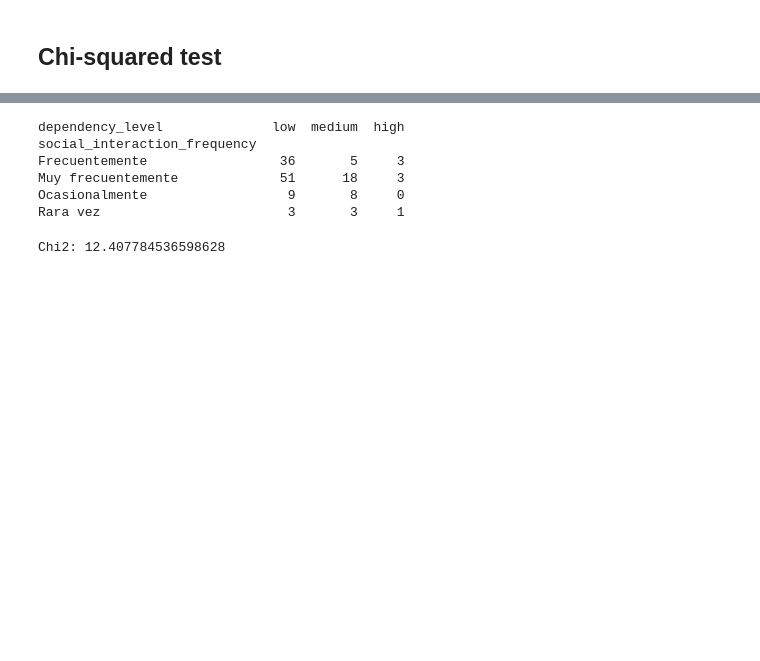
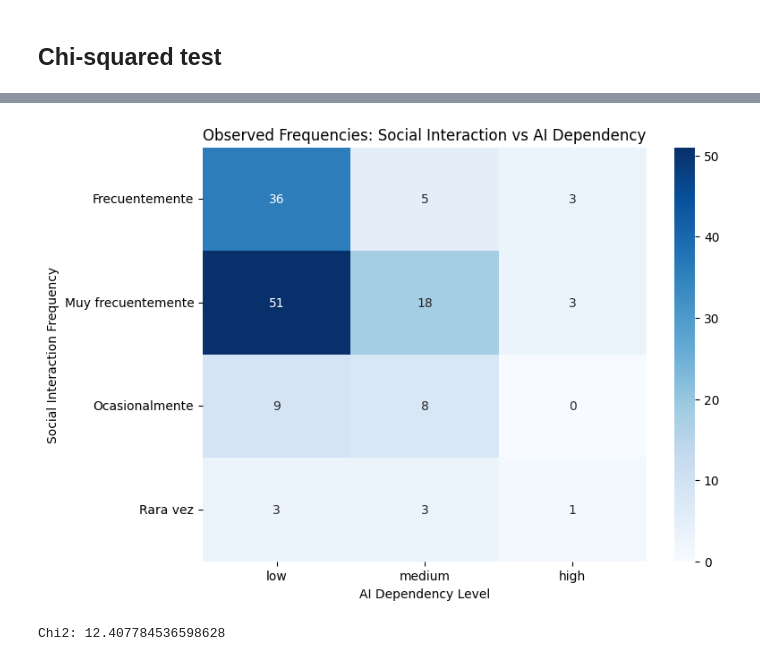
Before and after one commit to Leop-SR/Human-AI-Interaction-Research, a Jupyter notebook: notebooks/03-Statistical_Analysis.ipynb, the cells around one changed output, grey strips where cells are left out. Saved outputs shown, nothing was run; the diff lists cells and outputs as text; code cells hidden in the pictures; blank space fills up the shorter version.

```diff
--- a/notebooks/03-Statistical_Analysis.ipynb
+++ b/notebooks/03-Statistical_Analysis.ipynb
@@ -96,17 +212,19 @@ np.float64(0.003488829305746677)
 # %%
 table = pd.crosstab(
     df['social_interaction_frequency'],
     df['dependency_level']
 )
 
-print(table)
+plt.figure(figsize=(8,6))
+sns.heatmap(table, annot=True, fmt="d", cmap="Blues")
+
+plt.title("Observed Frequencies: Social Interaction vs AI Dependency")
+plt.xlabel("AI Dependency Level")
+plt.ylabel("Social Interaction Frequency")
+plt.savefig("../paper/chi_squared_heatmap.png", bbox_inches="tight")
+plt.show()
 # %% [output]
-dependency_level              low  medium  high
-social_interaction_frequency
-Frecuentemente                 36       5     3
-Muy frecuentemente             51      18     3
-Ocasionalmente                  9       8     0
-Rara vez                        3       3     1
+[figure, added]
 # %%
 # observed table
 observed = table.values
```
Also changed, not shown: parts of 12 cells of this notebook, 17 other files.
